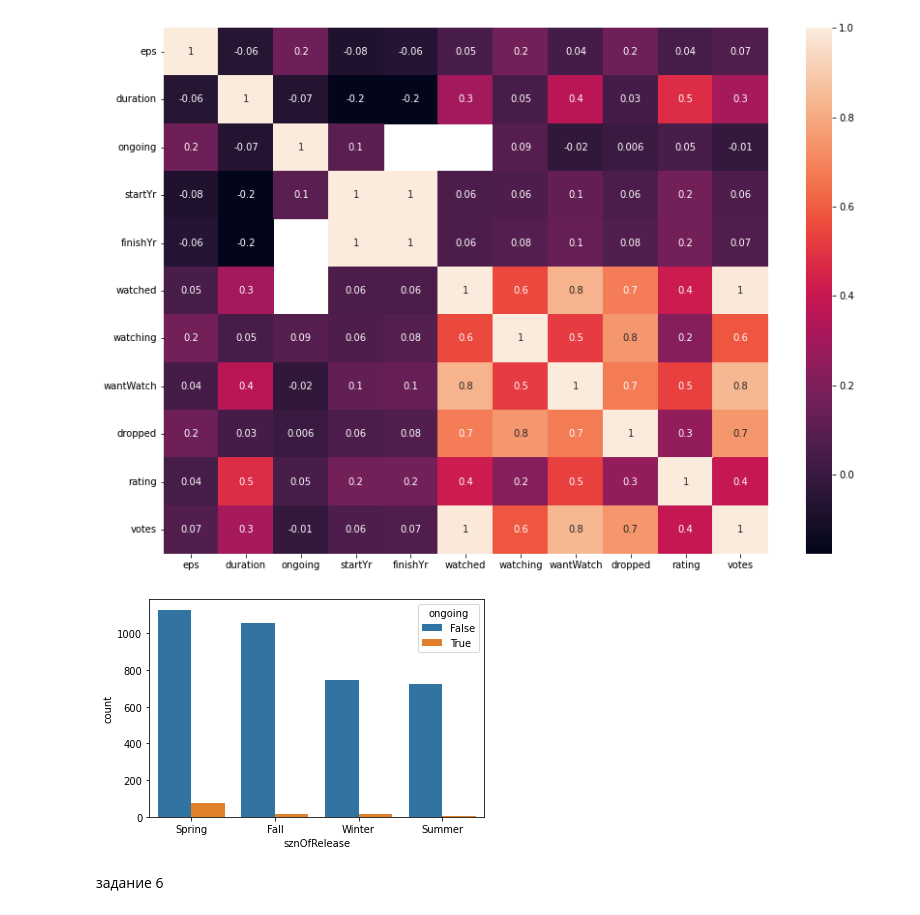
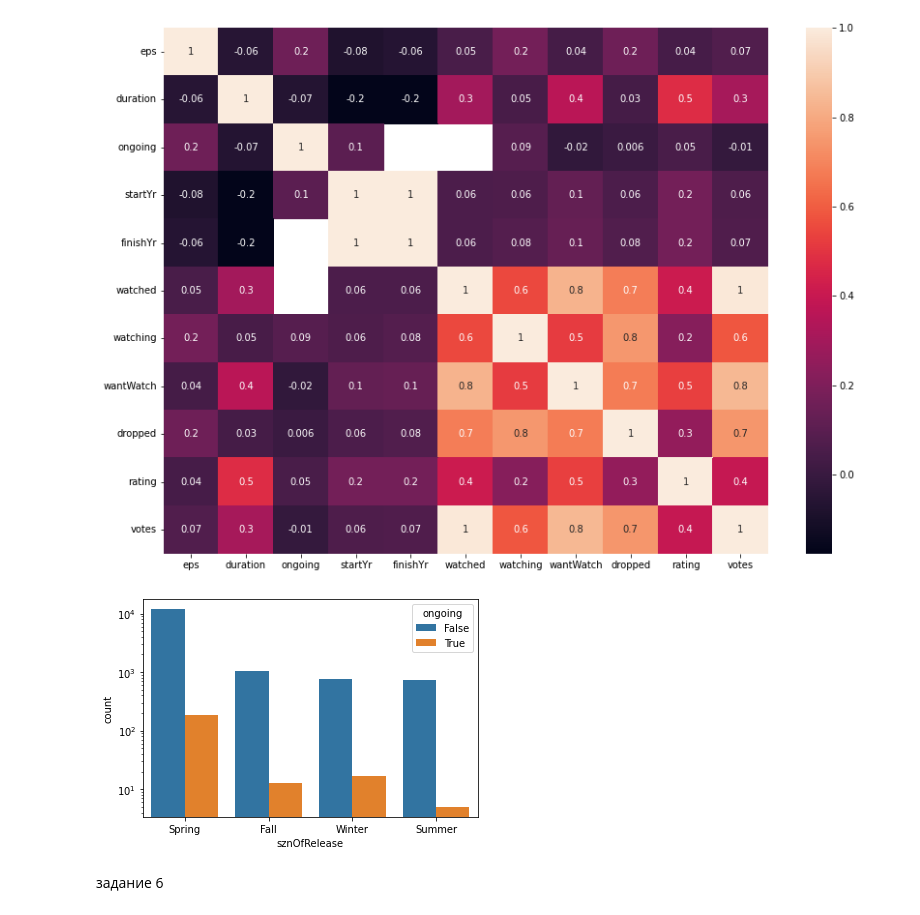
Before and after one commit to Rezalnik/practicum, a Jupyter notebook: датасет_anime.ipynb, the cells around one changed output. Drawn from its saved outputs; the diff is of its cells as text; code cells hidden in the pictures.

```diff
--- a/датасет_anime.ipynb
+++ b/датасет_anime.ipynb
@@ -165,16 +165,18 @@ result_tab4.savefig('table_4.png')
 # %%
 # e часть, диаграмму countplot
 
 # как сохранять таблицу
 # https://www.geeksforgeeks.org/how-to-save-seaborn-plot-to-a-file-in-python/
 
 tab5 = sns.countplot(x = anime['sznOfRelease'], hue=anime['ongoing']);
 
+tab5.set_yscale("log")
+
 result_tab5 = tab5.get_figure() # сохраняет график
 
 result_tab5.savefig('table_5.png') # сохраняет график по имени и по расширению
 # %% [output]
-[figure, old version]
+[figure, new version]
 # %% [markdown]
 задание 6
 # %%
```
Also changed, not shown: parts of 1 cell of this notebook.
